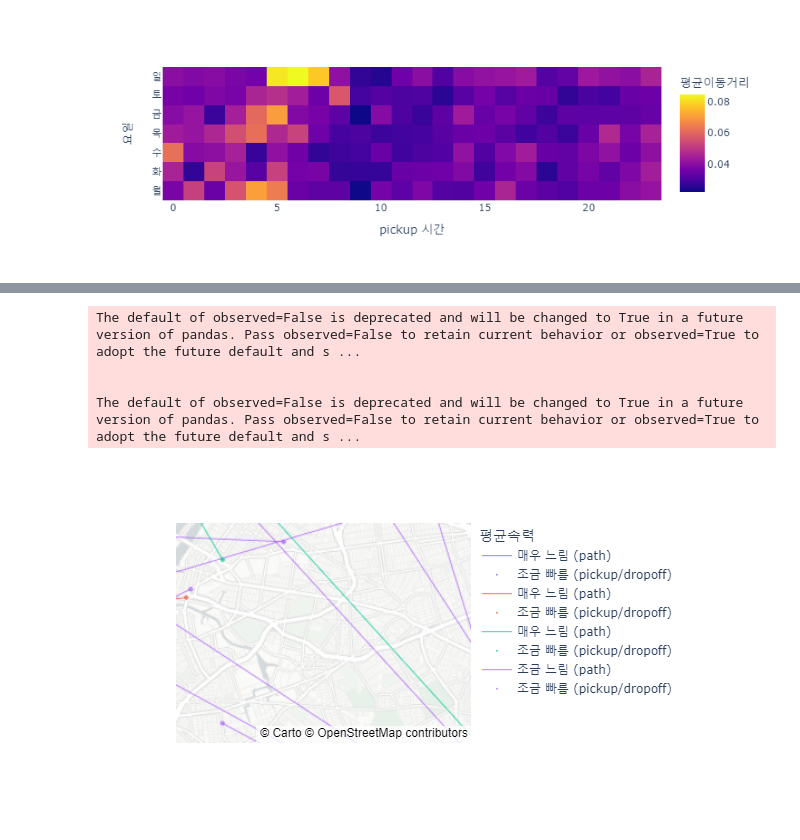
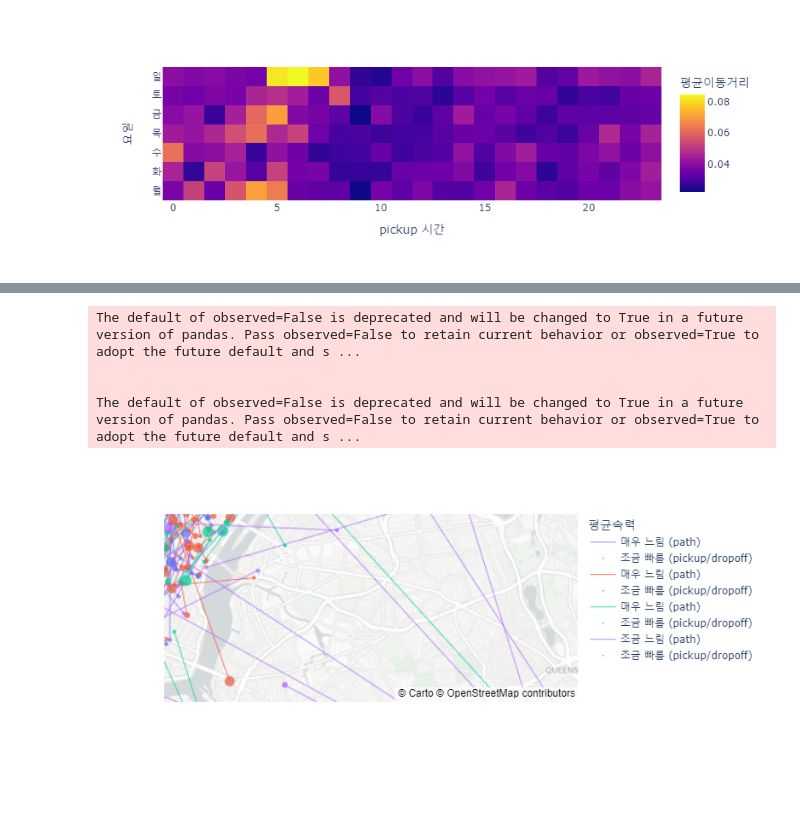
Before and after one commit to woojung23/final_term, a Jupyter notebook: finaltest.ipynb, the cells around one changed output, grey strips where cells are left out. Saved outputs shown, nothing was run; the diff lists cells and outputs as text; code cells hidden in the pictures; blank space fills up the shorter version.

```diff
--- a/finaltest.ipynb
+++ b/finaltest.ipynb
@@ -138,34 +138,32 @@ scatter_data = px.scatter_mapbox(
     size_max = 10,
     color = 'speed_cut',
     #---#
     mapbox_style = 'carto-positron',
     zoom=11
 ).data
 for sd in scatter_data:
-    sd.marker.size = tidydata2['passenger_count']
-    sd.name = f"{sd.hovertemplate.split('<br>')[1]} (pickup/dropoff)"
+    sd.name = f"{tidydata2['speed_cut'].iloc[i]} (pickup/dropoff)"
     fig3.add_trace(sd)
 
 # Line trace 및 Scatter trace 설정
 for i in range(len(fig3.data)):
     trace = fig3.data[i]
     if trace.mode == 'lines':
         trace.line.width = 1
         trace.opacity = 0.8
         trace.name = f"{tidydata2['speed_cut'].iloc[i]} (path)"
     elif trace.mode == 'markers':
-        trace.marker.size = tidydata2['passenger_count']
         trace.name = f"{tidydata2['speed_cut'].iloc[i]} (pickup/dropoff)"
 
 
 fig3 = fig3.update_layout(
     coloraxis_colorbar_title='평균속력',
     legend_title_text='평균속력'
 )
 fig3.show()
 # %% [output]
 The default of observed=False is deprecated and will be changed to True in a future version of pandas. Pass observed=False to retain current behavior or observed=True to adopt the future default and s ...
 
 
 The default of observed=False is deprecated and will be changed to True in a future version of pandas. Pass observed=False to retain current behavior or observed=True to adopt the future default and s ...
-[figure, old version]
+[figure, new version]
```
Also changed, not shown: 2 other files.
